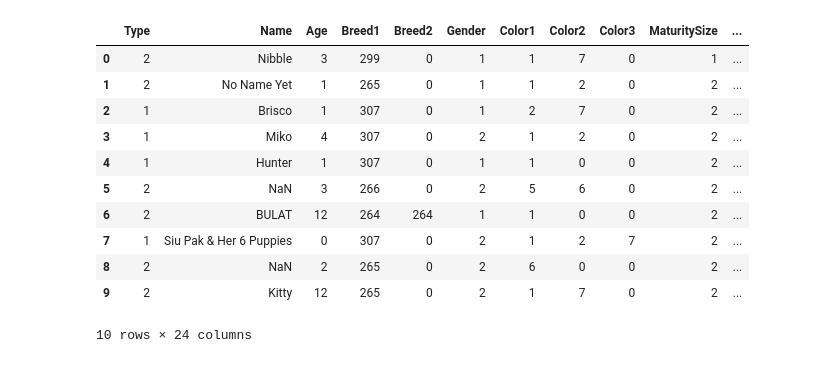
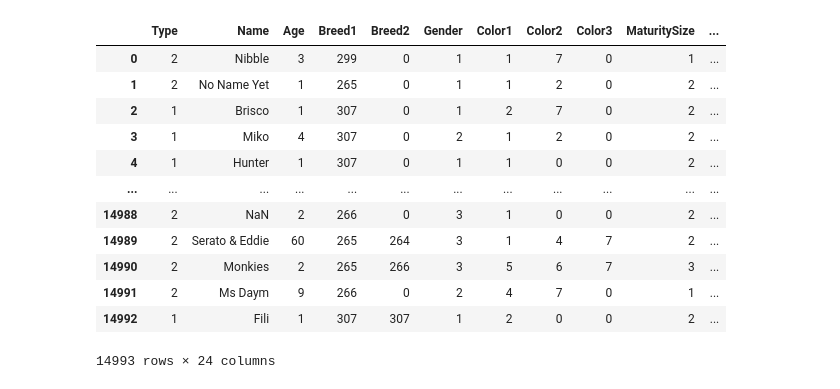
Before and after one commit to georgsmeinung/labo2-petfinder, a Jupyter notebook: petfinder.ipynb, the cells around one changed output. Saved outputs shown, nothing was run; the diff lists cells and outputs as text; code cells hidden in the pictures.

```diff
--- a/petfinder.ipynb
+++ b/petfinder.ipynb
@@ -1,39 +1,26 @@
-# %%
-# This Python 3 environment comes with many helpful analytics libraries installed
-# It is defined by the kaggle/python Docker image: https://github.com/kaggle/docker-python
-# For example, here's several helpful packages to load
-
-import numpy as np # linear algebra
-import pandas as pd # data processing, CSV file I/O (e.g. pd.read_csv)
-
-# Input data files are available in the read-only "../input/" directory
-# For example, running this (by clicking run or pressing Shift+Enter) will list all files under the input directory
-
-import os
-# for dirname, _, filenames in os.walk('/kaggle/input'):
-#     for filename in filenames:
-#         print(os.path.join(dirname, filename))
-
-# Load the CSV file
-file_path = '/kaggle/input/petfinder-adoption-prediction/train/train.csv'
-data = pd.read_csv(file_path)
-
-# Display the first few rows of the dataset
-data.head(10)
-
-# You can write up to 20GB to the current directory (/kaggle/working/) that gets preserved as output when you create a version using "Save & Run All"
-# You can also write temporary files to /kaggle/temp/, but they won't be saved outside of the current session
-# %% [output]
-|  | Type | Name | Age | Breed1 | Breed2 | Gender | Color1 | Color2 | Color3 | MaturitySize | ... |
-| 0 | 2 | Nibble | 3 | 299 | 0 | 1 | 1 | 7 | 0 | 1 | ... |
-| 1 | 2 | No Name Yet | 1 | 265 | 0 | 1 | 1 | 2 | 0 | 2 | ... |
-| 2 | 1 | Brisco | 1 | 307 | 0 | 1 | 2 | 7 | 0 | 2 | ... |
-| 3 | 1 | Miko | 4 | 307 | 0 | 2 | 1 | 2 | 0 | 2 | ... |
-| 4 | 1 | Hunter | 1 | 307 | 0 | 1 | 1 | 0 | 0 | 2 | ... |
-| 5 | 2 | NaN | 3 | 266 | 0 | 2 | 5 | 6 | 0 | 2 | ... |
-| 6 | 2 | BULAT | 12 | 264 | 264 | 1 | 1 | 0 | 0 | 2 | ... |
-| 7 | 1 | Siu Pak & Her 6 Puppies | 0 | 307 | 0 | 2 | 1 | 2 | 7 | 2 | ... |
-| 8 | 2 | NaN | 2 | 265 | 0 | 2 | 6 | 0 | 0 | 2 | ... |
-| 9 | 2 | Kitty | 12 | 265 | 0 | 2 | 1 | 7 | 0 | 2 | ... |
-10 rows × 24 columns
+# %%
+import lightgbm as lgb
+import pandas as pd
+from sklearn.model_selection import train_test_split
+from sklearn.metrics import mean_squared_error
+
+# Load the CSV file
+file_path = '/kaggle/input/petfinder-adoption-prediction/train/train.csv'
+data = pd.read_csv(file_path)
+
+data
+# %% [output]
+|  | Type | Name | Age | Breed1 | Breed2 | Gender | Color1 | Color2 | Color3 | MaturitySize | ... |
+| 0 | 2 | Nibble | 3 | 299 | 0 | 1 | 1 | 7 | 0 | 1 | ... |
+| 1 | 2 | No Name Yet | 1 | 265 | 0 | 1 | 1 | 2 | 0 | 2 | ... |
+| 2 | 1 | Brisco | 1 | 307 | 0 | 1 | 2 | 7 | 0 | 2 | ... |
+| 3 | 1 | Miko | 4 | 307 | 0 | 2 | 1 | 2 | 0 | 2 | ... |
+| 4 | 1 | Hunter | 1 | 307 | 0 | 1 | 1 | 0 | 0 | 2 | ... |
+| ... | ... | ... | ... | ... | ... | ... | ... | ... | ... | ... | ... |
+| 14988 | 2 | NaN | 2 | 266 | 0 | 3 | 1 | 0 | 0 | 2 | ... |
+| 14989 | 2 | Serato & Eddie | 60 | 265 | 264 | 3 | 1 | 4 | 7 | 2 | ... |
+| 14990 | 2 | Monkies | 2 | 265 | 266 | 3 | 5 | 6 | 7 | 3 | ... |
+| 14991 | 2 | Ms Daym | 9 | 266 | 0 | 2 | 4 | 7 | 0 | 1 | ... |
+| 14992 | 1 | Fili | 1 | 307 | 307 | 1 | 2 | 0 | 0 | 2 | ... |
+14993 rows × 24 columns
 # %%
```
Also changed, not shown: parts of 3 cells of this notebook.
